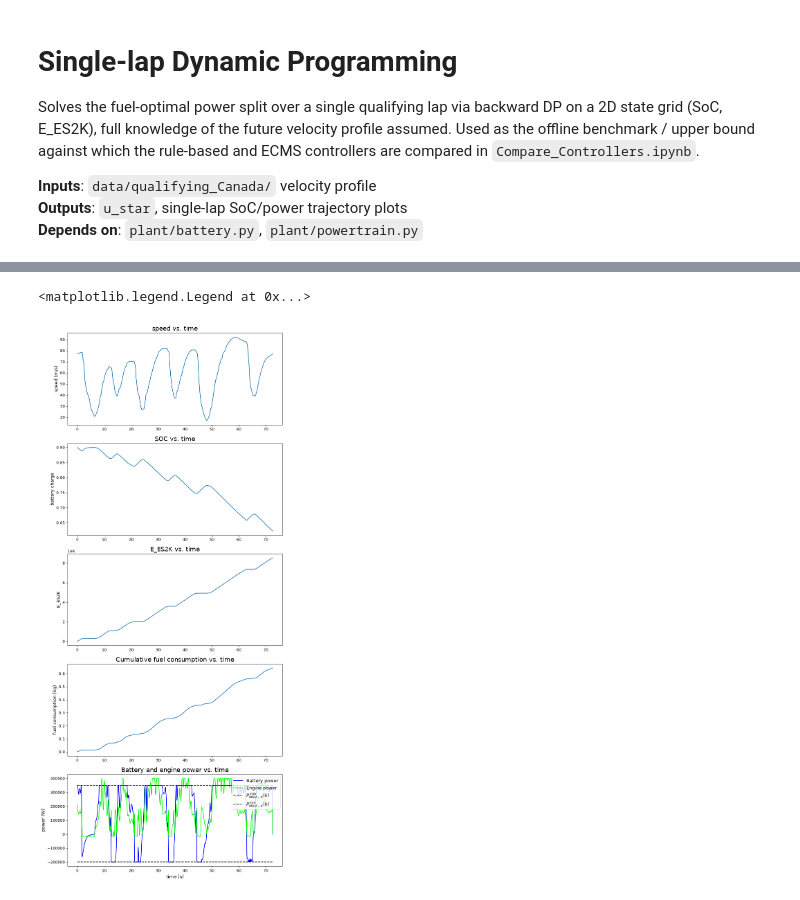
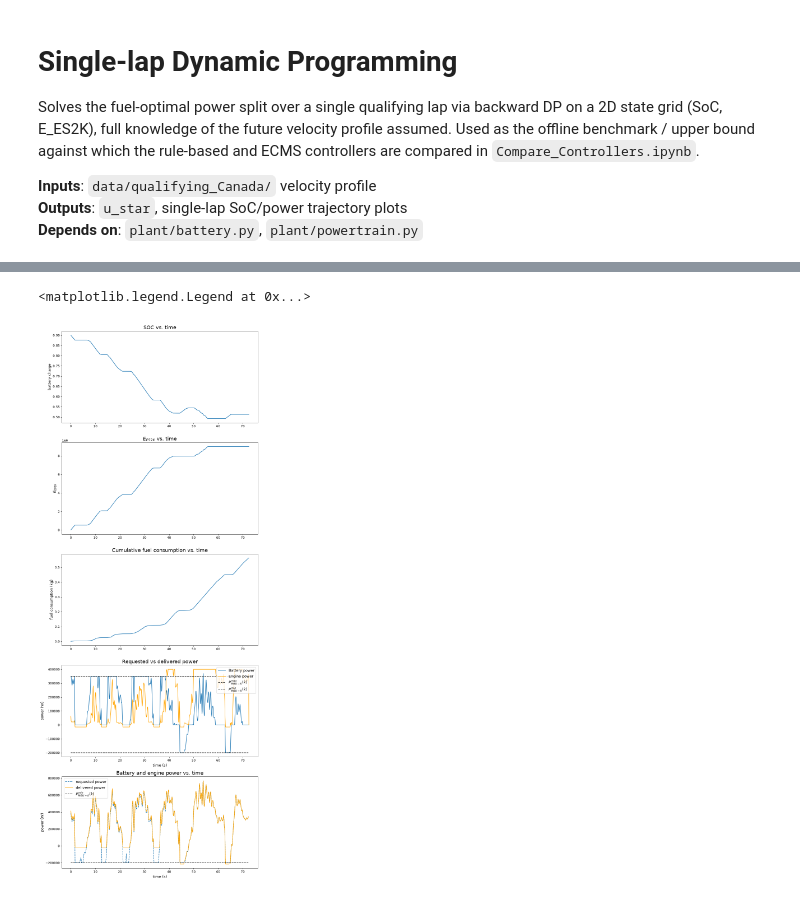
Before and after one commit to tommasoandina1/thermal-aware-ems-f1, a Jupyter notebook: controller/01_single_lap_DP.ipynb, the cells around one changed output, grey strips where cells are left out. Drawn from its saved outputs; the diff is of its cells as text; code cells hidden in the pictures.

```diff
--- a/controller/01_single_lap_DP.ipynb
+++ b/controller/01_single_lap_DP.ipynb
@@ -162,7 +173,9 @@ for k in range(N-1,-1,-1):
 
             # Compute engine power (vectorized for all P_batt_grid)
             if P_gb[k]>=0:
-                P_eng = P_gb[k] - P_mguk_grid
+                P_eng_req = P_gb[k] - P_mguk_grid
+                P_eng = np.clip(P_eng_req, 0, P_eng_max)
+                shortfall = np.maximum(P_gb[k] - (P_eng + P_mguk_grid), 0)
             else:
                 P_eng = np.zeros_like(P_mguk_grid)
             m_dot = (P_eng + P_ICE0) / (eta_ICE * LHV)
@@ -179,9 +192,17 @@ for k in range(N-1,-1,-1):
             points = np.column_stack([SoC_nxt, E_ES2K_next])
             V_nxt = interp_Vnext(points)
 
+
             # Value Function (Principle of Optimality)
-            V[i,j,k] = min(g_k + V_nxt)
-            ind = np.argmin(g_k + V_nxt)
+            # V[i,j,k] = min(g_k + V_nxt)
+            # ind = np.argmin(g_k + V_nxt)
+
+            # Embed the penalty directly into the cost array BEFORE minimization
+            total_cost = g_k + V_nxt + (1e3 * shortfall)
+
+            # Value Function (Principle of Optimality)
+            ind = np.argmin(total_cost)
+            V[i,j,k] = total_cost[ind]
 
             # Save Optimal Control
             u_star[i,j,k] = P_mguk_grid[ind]
@@ -238,40 +272,52 @@ fuel: 641.99 g | final SoC: 0.6233 | deploy: 8.521 MJ
 # %%
 ## Plot Simulation Results
 plot.figure(num=5, figsize=(10, 25), dpi=80, facecolor='w', edgecolor='k')
 
 
-plot.subplot(5,1,1)
-# UDDS speed versus time
-plot.plot(t, v)
-plot.ylabel('speed (m/s)', fontsize=12)
-plot.title('speed vs. time', fontsize=16)
 
 
-plot.subplot(5,1,2)
+plot.subplot(5,1,1)
 plot.plot(t, SOC_sim90)
 plot.ylabel('battery charge', fontsize=12)
 plot.title('SOC vs. time', fontsize=16)
 
+plot.subplot(5,1,2)
+plot.plot(t, E_ES2K_sim90)
+plot.ylabel('$E_{ES2K}$', fontsize=12)
+plot.title('$E_{ES2K}$ vs. time', fontsize=16)
+
 plot.subplot(5,1,3)
-plot.plot(t, E_ES2K_sim90)
-plot.ylabel('E_ES2K', fontsize=12)
-plot.title('E_ES2K vs. time', fontsize=16)
-
-plot.subplot(5,1,4)
 plot.plot(t, np.cumsum(J_sim90))
 plot.ylabel('fuel consumption (kg)', fontsize=12)
 plot.title('Cumulative fuel consumption vs. time', fontsize=16)
 
 
+plot.subplot(5,1,4)
+plot.plot(t, P_MGUK_sim90, label='Battery power')
+plot.plot(t, P_eng_sim90, 'orange', label='Engine power')
+plot.plot(t, P_MGU_max*np.ones(t.shape), 'k--', label=r'$P_{MGU-K}^{max}(k)$')
+plot.plot(t, P_MGU_min*np.ones(t.shape), 'k--', label=r'$P_{MGU-K}^{min}(k)$')
+plot.ylabel('power (W)', fontsize=12)
+plot.title('Requested vs delivered power', fontsize=16)
+plot.xlabel('time (s)', fontsize=12)
+plot.legend(loc=1, fontsize=12)
+
+P_gb2 = np.zeros_like(P_gb)
+for k in range(len(P_gb)):
+    if P_gb[k]<=P_MGU_min:
+        P_gb2[k] = P_MGU_min
+    else:
+        P_gb2[k]=P_gb[k]
+
 plot.subplot(5,1,5)
-plot.plot(t, P_MGUK_sim90, 'blue', label='Battery power')
-plot.plot(t, P_eng_sim90, 'lime', label='Engine power')
-plot.plot(t, P_MGU_max*np.ones(t.shape), 'k--', label=r'$P_{MGU-K}^{max}(k)$')
+plot.plot(t[0:-2], P_gb2[0:-2], '--',label='requested power')
+plot.plot(t[0:-2], P_eng_sim90[0:-2]+P_MGUK_sim90[0:-2], 'orange', label='delivered power')
 plot.plot(t, P_MGU_min*np.ones(t.shape), 'k--', label=r'$P_{MGU-K}^{min}(k)$')
 plot.ylabel('power (W)', fontsize=12)
 plot.title('Battery and engine power vs. time', fontsize=16)
 plot.xlabel('time (s)', fontsize=12)
-plot.legend(loc=1, fontsize=12)
+plot.tight_layout()
+plot.legend(loc=0, fontsize=12)
 # %% [output]
 <matplotlib.legend.Legend at 0x...>
-[figure, old version]
+[figure, new version]
```
Also changed, not shown: parts of 10 cells of this notebook, 2 other files.
